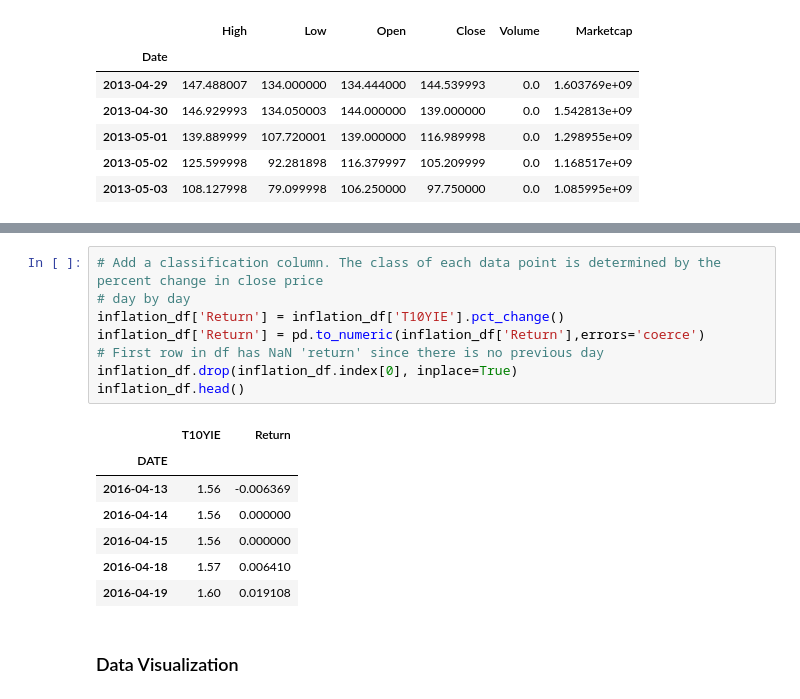
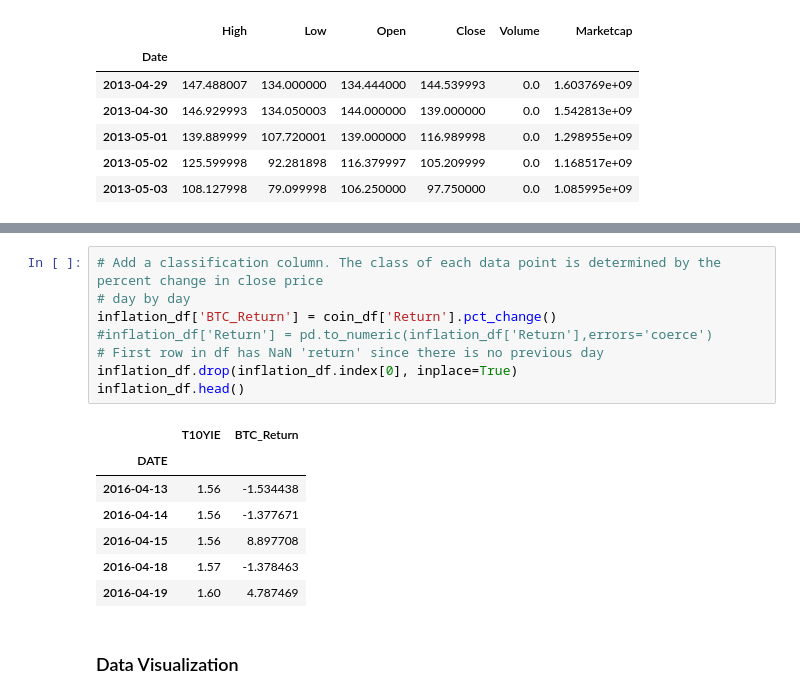
Before and after one commit to rickotten/I513-Project, a Jupyter notebook: Bitcoin-VS-Inflation-Investment-Classification.ipynb, the cells around one changed output, grey strips where cells are left out. Saved outputs shown, nothing was run; the diff lists cells and outputs as text.

```diff
--- a/Bitcoin-VS-Inflation-Investment-Classification.ipynb
+++ b/Bitcoin-VS-Inflation-Investment-Classification.ipynb
@@ -74,18 +74,18 @@ coin_df.head()
 # %%
 # Add a classification column. The class of each data point is determined by the percent change in close price
 # day by day
-inflation_df['Return'] = inflation_df['T10YIE'].pct_change()
-inflation_df['Return'] = pd.to_numeric(inflation_df['Return'],errors='coerce')
+inflation_df['BTC_Return'] = coin_df['Return'].pct_change()
+#inflation_df['Return'] = pd.to_numeric(inflation_df['Return'],errors='coerce')
 # First row in df has NaN 'return' since there is no previous day
 inflation_df.drop(inflation_df.index[0], inplace=True)
 inflation_df.head()
 # %% [output]
-|  | T10YIE | Return |
+|  | T10YIE | BTC_Return |
 | DATE |  |  |
-| 2016-04-13 | 1.56 | -0.006369 |
-| 2016-04-14 | 1.56 | 0.000000 |
-| 2016-04-15 | 1.56 | 0.000000 |
-| 2016-04-18 | 1.57 | 0.006410 |
-| 2016-04-19 | 1.60 | 0.019108 |
+| 2016-04-13 | 1.56 | -1.534438 |
+| 2016-04-14 | 1.56 | -1.377671 |
+| 2016-04-15 | 1.56 | 8.897708 |
+| 2016-04-18 | 1.57 | -1.378463 |
+| 2016-04-19 | 1.60 | 4.787469 |
 # %% [markdown]
 ### Data Visualization
```
Also changed, not shown: parts of 48 cells of this notebook.
